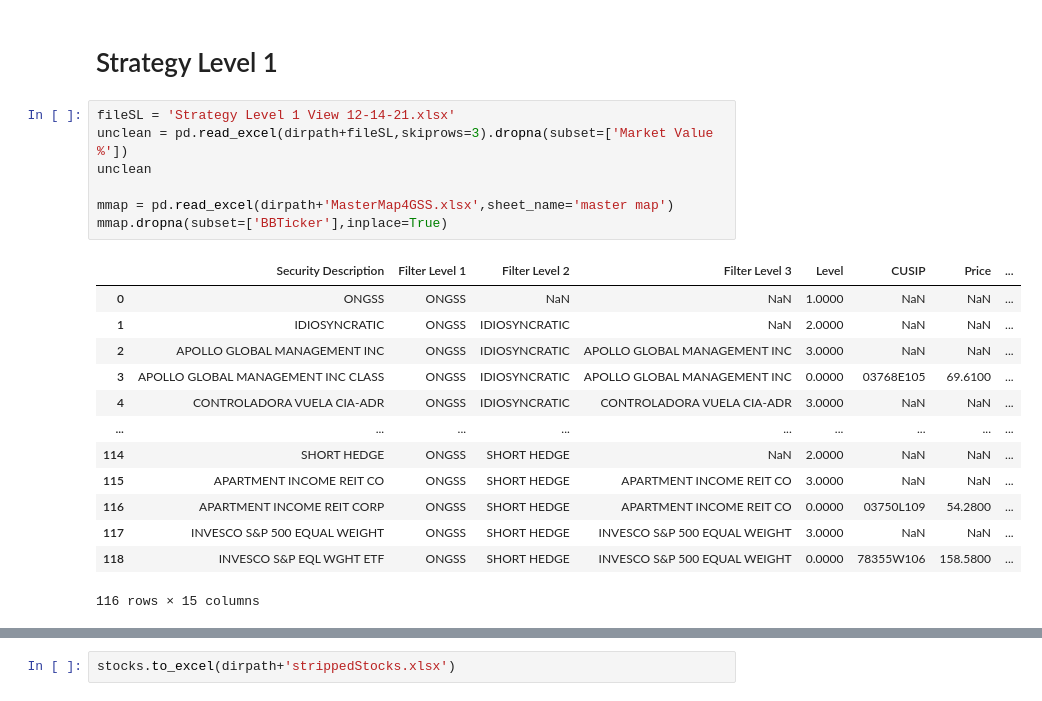
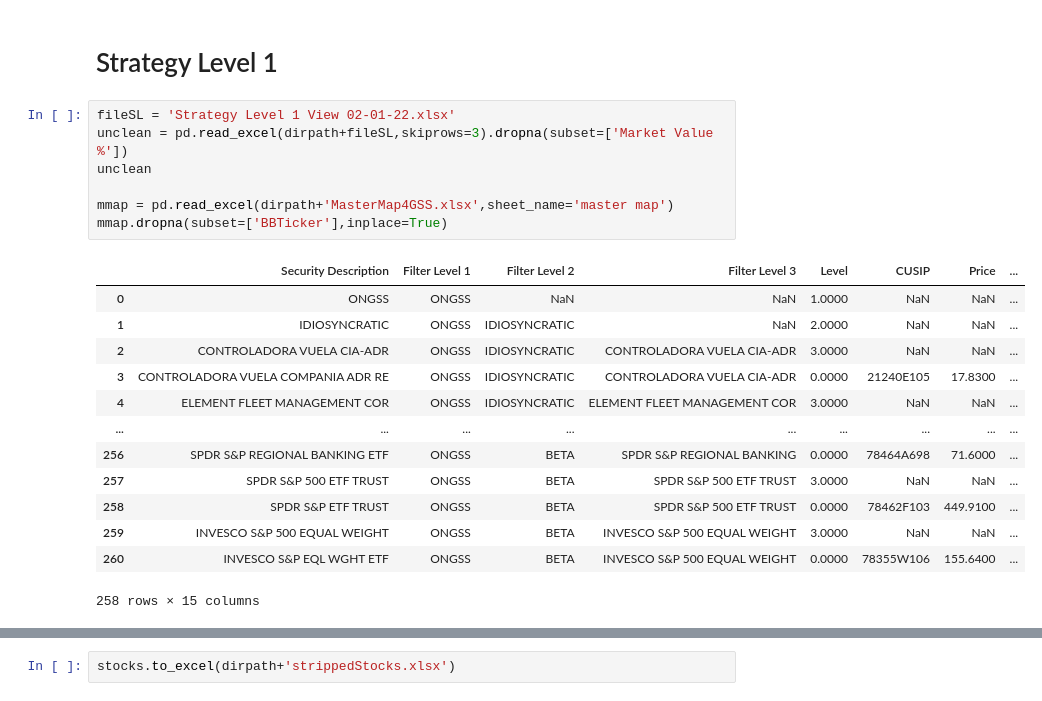
Before and after one commit to joshknechtel-gs/GSS, a Jupyter notebook: GSS_Analysis.ipynb, the cells around one changed output, grey strips where cells are left out. Cells and saved outputs as stored; diff of their text form.

```diff
--- a/GSS_Analysis.ipynb
+++ b/GSS_Analysis.ipynb
@@ -51,26 +51,26 @@ def cusip2bb(cusips):
 # %% [markdown]
 # Strategy Level 1
 # %%
-fileSL = 'Strategy Level 1 View 12-14-21.xlsx'
+fileSL = 'Strategy Level 1 View 02-01-22.xlsx'
 unclean = pd.read_excel(dirpath+fileSL,skiprows=3).dropna(subset=['Market Value %'])
 unclean
 
 mmap = pd.read_excel(dirpath+'MasterMap4GSS.xlsx',sheet_name='master map')
 mmap.dropna(subset=['BBTicker'],inplace=True)
 # %% [output]
 |  | Security Description | Filter Level 1 | Filter Level 2 | Filter Level 3 | Level | CUSIP | Price | ... |
 | 0 | ONGSS | ONGSS | NaN | NaN | 1.0000 | NaN | NaN | ... |
 | 1 | IDIOSYNCRATIC | ONGSS | IDIOSYNCRATIC | NaN | 2.0000 | NaN | NaN | ... |
-| 2 | APOLLO GLOBAL MANAGEMENT INC | ONGSS | IDIOSYNCRATIC | APOLLO GLOBAL MANAGEMENT INC | 3.0000 | NaN | NaN | ... |
-| 3 | APOLLO GLOBAL MANAGEMENT INC CLASS | ONGSS | IDIOSYNCRATIC | APOLLO GLOBAL MANAGEMENT INC | 0.0000 | 03768E105 | 69.6100 | ... |
-| 4 | CONTROLADORA VUELA CIA-ADR | ONGSS | IDIOSYNCRATIC | CONTROLADORA VUELA CIA-ADR | 3.0000 | NaN | NaN | ... |
+| 2 | CONTROLADORA VUELA CIA-ADR | ONGSS | IDIOSYNCRATIC | CONTROLADORA VUELA CIA-ADR | 3.0000 | NaN | NaN | ... |
+| 3 | CONTROLADORA VUELA COMPANIA ADR RE | ONGSS | IDIOSYNCRATIC | CONTROLADORA VUELA CIA-ADR | 0.0000 | 21240E105 | 17.8300 | ... |
+| 4 | ELEMENT FLEET MANAGEMENT COR | ONGSS | IDIOSYNCRATIC | ELEMENT FLEET MANAGEMENT COR | 3.0000 | NaN | NaN | ... |
 | ... | ... | ... | ... | ... | ... | ... | ... | ... |
-| 114 | SHORT HEDGE | ONGSS | SHORT HEDGE | NaN | 2.0000 | NaN | NaN | ... |
-| 115 | APARTMENT INCOME REIT CO | ONGSS | SHORT HEDGE | APARTMENT INCOME REIT CO | 3.0000 | NaN | NaN | ... |
-| 116 | APARTMENT INCOME REIT CORP | ONGSS | SHORT HEDGE | APARTMENT INCOME REIT CO | 0.0000 | 03750L109 | 54.2800 | ... |
-| 117 | INVESCO S&P 500 EQUAL WEIGHT | ONGSS | SHORT HEDGE | INVESCO S&P 500 EQUAL WEIGHT | 3.0000 | NaN | NaN | ... |
-| 118 | INVESCO S&P EQL WGHT ETF | ONGSS | SHORT HEDGE | INVESCO S&P 500 EQUAL WEIGHT | 0.0000 | 78355W106 | 158.5800 | ... |
+| 256 | SPDR S&P REGIONAL BANKING ETF | ONGSS | BETA | SPDR S&P REGIONAL BANKING | 0.0000 | 78464A698 | 71.6000 | ... |
+| 257 | SPDR S&P 500 ETF TRUST | ONGSS | BETA | SPDR S&P 500 ETF TRUST | 3.0000 | NaN | NaN | ... |
+| 258 | SPDR S&P ETF TRUST | ONGSS | BETA | SPDR S&P 500 ETF TRUST | 0.0000 | 78462F103 | 449.9100 | ... |
+| 259 | INVESCO S&P 500 EQUAL WEIGHT | ONGSS | BETA | INVESCO S&P 500 EQUAL WEIGHT | 3.0000 | NaN | NaN | ... |
+| 260 | INVESCO S&P EQL WGHT ETF | ONGSS | BETA | INVESCO S&P 500 EQUAL WEIGHT | 0.0000 | 78355W106 | 155.6400 | ... |
-116 rows × 15 columns
+258 rows × 15 columns
 # %%
 mask = unclean['CUSIP'].isnull()
 groups = unclean.loc[mask]
```
Also changed, not shown: parts of 22 cells of this notebook, 5 other files.
